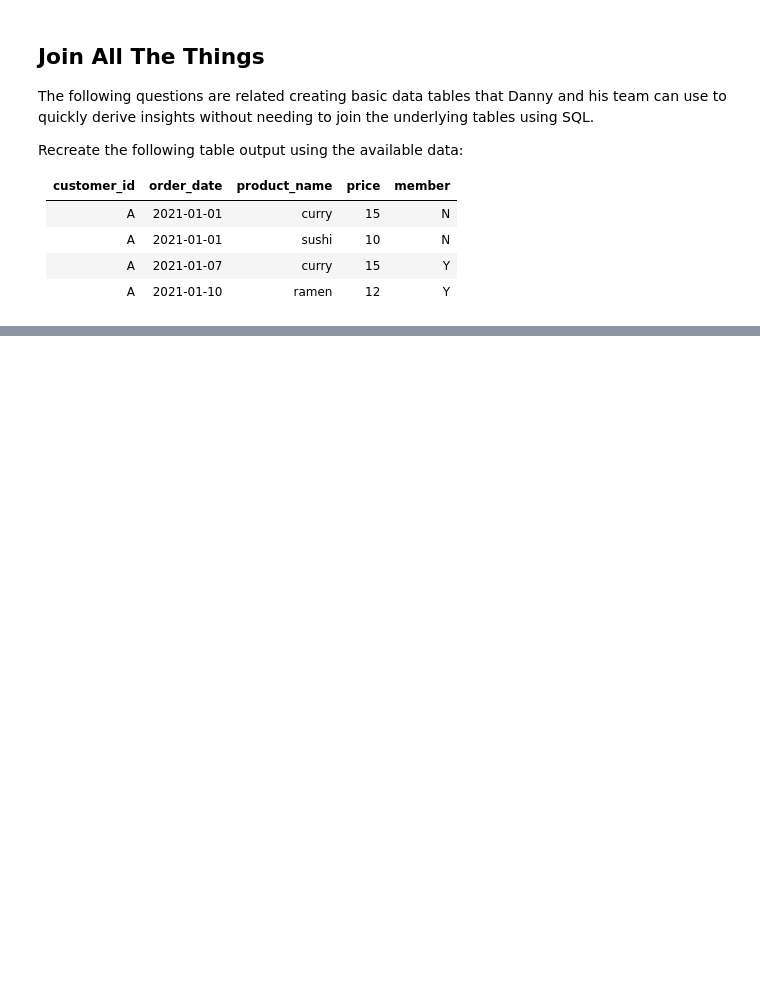
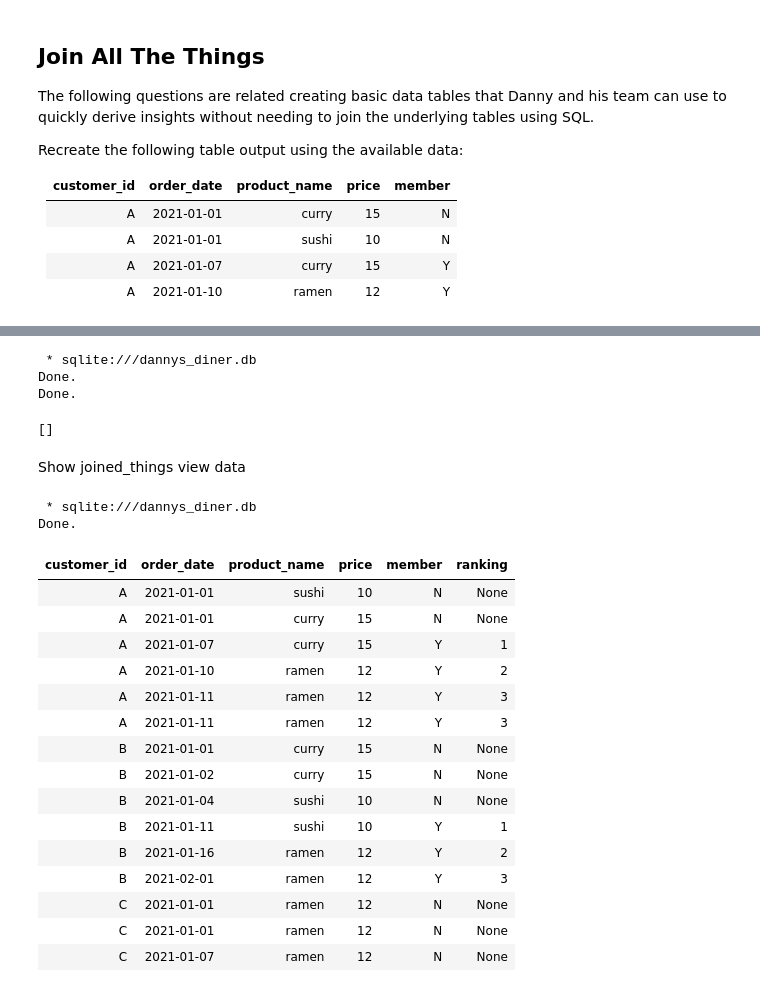
Before and after one commit to Kuziomkin/analytics_case_study, a Jupyter notebook: dannys_diner.ipynb, the cells around one changed output, grey strips where cells are left out. Drawn from its saved outputs; the diff is of its cells as text; code cells hidden in the pictures; blank space fills up the shorter version.

```diff
--- a/dannys_diner.ipynb
+++ b/dannys_diner.ipynb
@@ -500,0 +564,79 @@ Recreate the following table output using the available data:
+# %%
+%%sql
+
+DROP VIEW IF EXISTS joined_things;
+CREATE VIEW joined_things AS
+
+WITH members_order AS(
+    SELECT
+        s.customer_id
+        , s.order_date
+        , m.product_name
+        , m.price
+        , mb.join_date
+        , s.product_id
+    FROM
+        sales AS s
+    LEFT JOIN menu AS m ON s.product_id = m.product_id
+    LEFT JOIN members AS mb ON mb.customer_id = s.customer_id
+    WHERE
+        s.order_date >= mb.join_date
+),
+
+ranked_orders AS(
+    SELECT
+    DISTINCT
+        customer_id
+        , order_date
+        , product_id
+        , RANK() OVER (PARTITION BY customer_id ORDER BY order_date) AS ranking
+    FROM
+        members_order
+)
+
+SELECT
+    s.customer_id
+    , s.order_date
+    , m.product_name
+    , m.price
+    , CASE
+        WHEN s.order_date >= mb.join_date THEN "Y"
+        ELSE "N" END AS member
+    , ro.ranking
+FROM
+    sales AS s
+LEFT JOIN menu AS m ON s.product_id = m.product_id
+LEFT JOIN members AS mb ON s.customer_id = mb.customer_id
+LEFT JOIN ranked_orders AS ro ON ro.customer_id || ro.order_date || ro.product_id = s.customer_id || s.order_date || s.product_id
+# %% [output]
+ * sqlite:///dannys_diner.db
+Done.
+Done.
+[]
+# %% [markdown]
+Show joined_things view data
+# %%
+%%sql
+
+SELECT *
+FROM
+    joined_things
+# %% [output]
+ * sqlite:///dannys_diner.db
+Done.
+| customer_id | order_date | product_name | price | member | ranking |
+| A | 2021-01-01 | sushi | 10 | N | None |
+| A | 2021-01-01 | curry | 15 | N | None |
+| A | 2021-01-07 | curry | 15 | Y | 1 |
+| A | 2021-01-10 | ramen | 12 | Y | 2 |
+| A | 2021-01-11 | ramen | 12 | Y | 3 |
+| A | 2021-01-11 | ramen | 12 | Y | 3 |
+| B | 2021-01-01 | curry | 15 | N | None |
+| B | 2021-01-02 | curry | 15 | N | None |
+| B | 2021-01-04 | sushi | 10 | N | None |
+| B | 2021-01-11 | sushi | 10 | Y | 1 |
+| B | 2021-01-16 | ramen | 12 | Y | 2 |
+| B | 2021-02-01 | ramen | 12 | Y | 3 |
+| C | 2021-01-01 | ramen | 12 | N | None |
+| C | 2021-01-01 | ramen | 12 | N | None |
+| C | 2021-01-07 | ramen | 12 | N | None |
```
Also changed, not shown: parts of 5 cells of this notebook, 1 other file.
